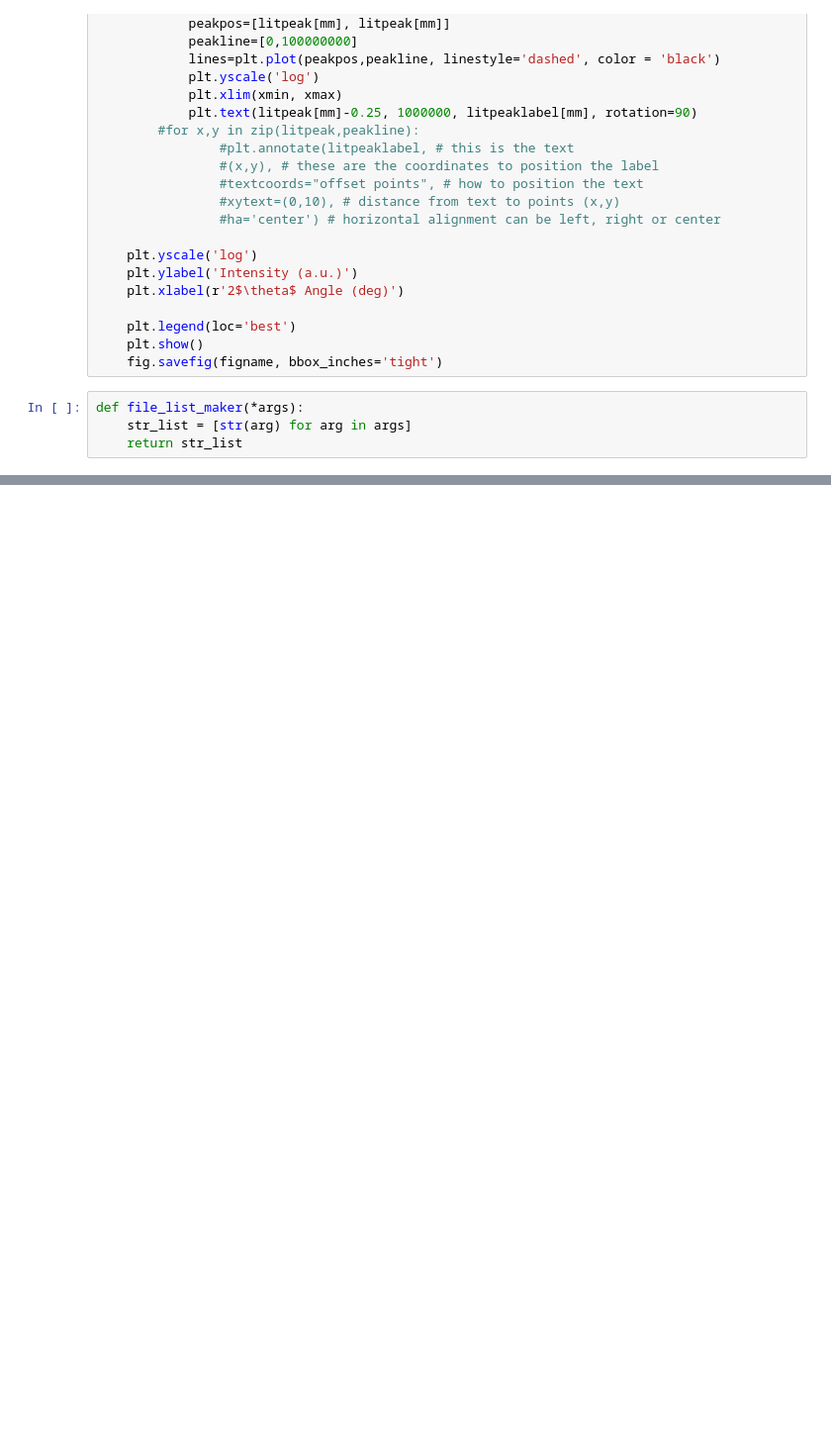
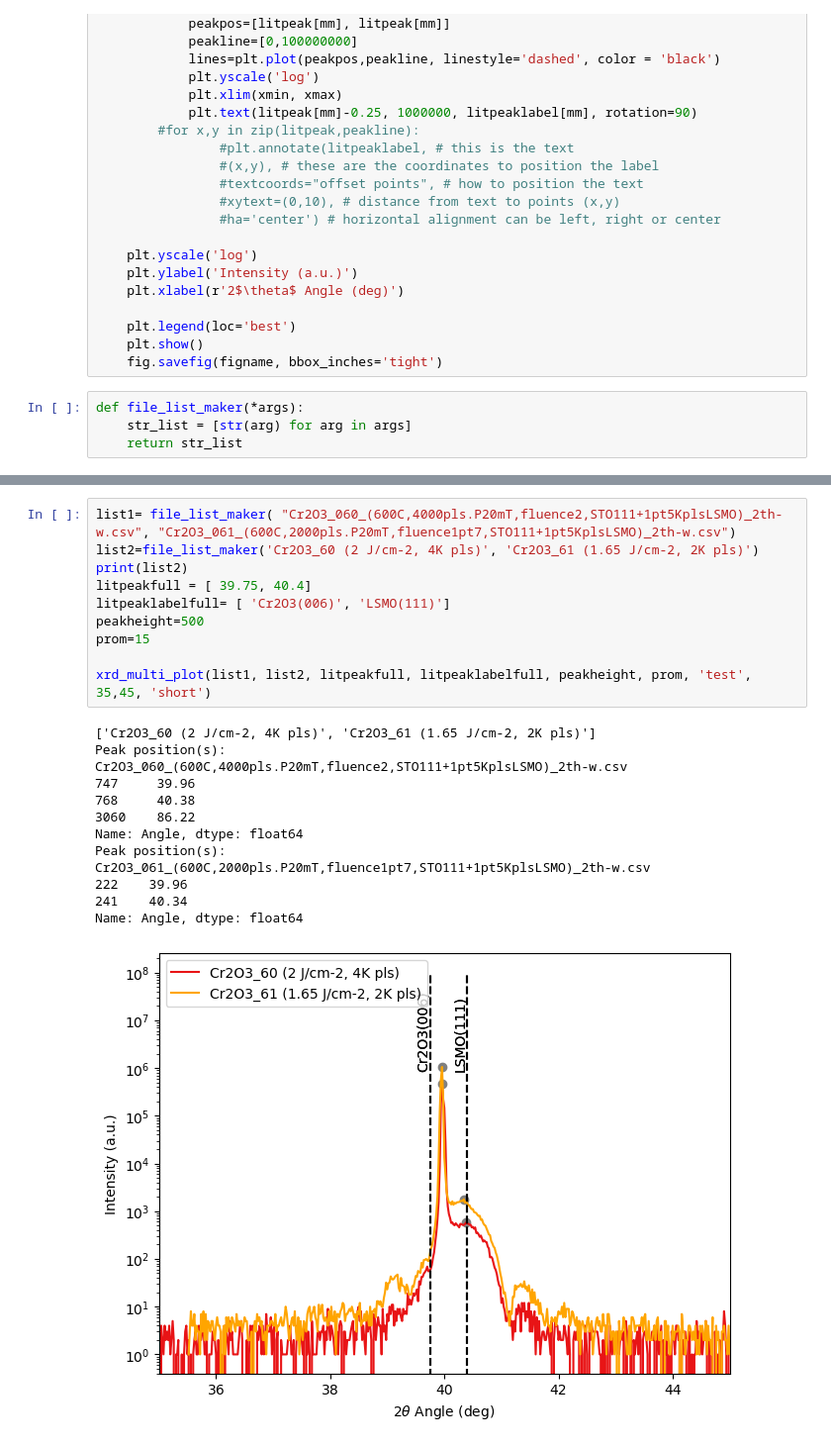
Before and after one commit to erblake/PlottingFunctions, a Jupyter notebook: XRDplotting.ipynb, the cells around one changed output, grey strips where cells are left out. Shown at 99% size. Saved outputs shown, nothing was run; the diff lists cells and outputs as text; blank space fills up the shorter version.

```diff
--- a/XRDplotting.ipynb
+++ b/XRDplotting.ipynb
@@ -325,0 +268,24 @@ Name: Angle, dtype: float64
+# %%
+list1= file_list_maker( "Cr2O3_060_(600C,4000pls.P20mT,fluence2,STO111+1pt5KplsLSMO)_2th-w.csv", "Cr2O3_061_(600C,2000pls.P20mT,fluence1pt7,STO111+1pt5KplsLSMO)_2th-w.csv")
+list2=file_list_maker('Cr2O3_60 (2 J/cm-2, 4K pls)', 'Cr2O3_61 (1.65 J/cm-2, 2K pls)')
+print(list2)
+litpeakfull = [ 39.75, 40.4]
+litpeaklabelfull= [ 'Cr2O3(006)', 'LSMO(111)']
+peakheight=500
+prom=15
+
+xrd_multi_plot(list1, list2, litpeakfull, litpeaklabelfull, peakheight, prom, 'test', 35,45, 'short')
+# %% [output]
+['Cr2O3_60 (2 J/cm-2, 4K pls)', 'Cr2O3_61 (1.65 J/cm-2, 2K pls)']
+Peak position(s):
+Cr2O3_060_(600C,4000pls.P20mT,fluence2,STO111+1pt5KplsLSMO)_2th-w.csv
+747     39.96
+768     40.38
+3060    86.22
+Name: Angle, dtype: float64
+Peak position(s):
+Cr2O3_061_(600C,2000pls.P20mT,fluence1pt7,STO111+1pt5KplsLSMO)_2th-w.csv
+222    39.96
+241    40.34
+Name: Angle, dtype: float64
+[figure, added]
```
Also changed, not shown: parts of 9 cells of this notebook, 1 other file.
